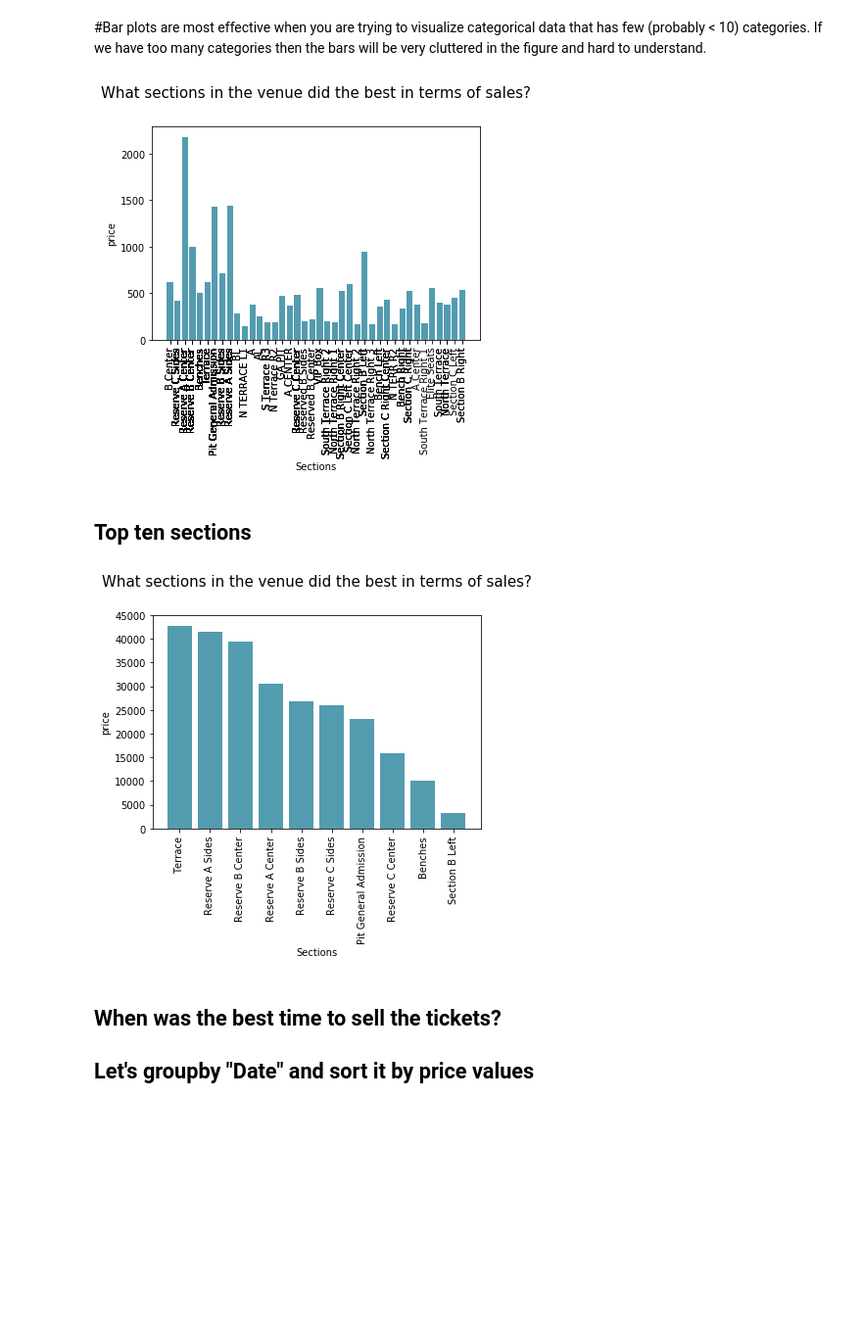
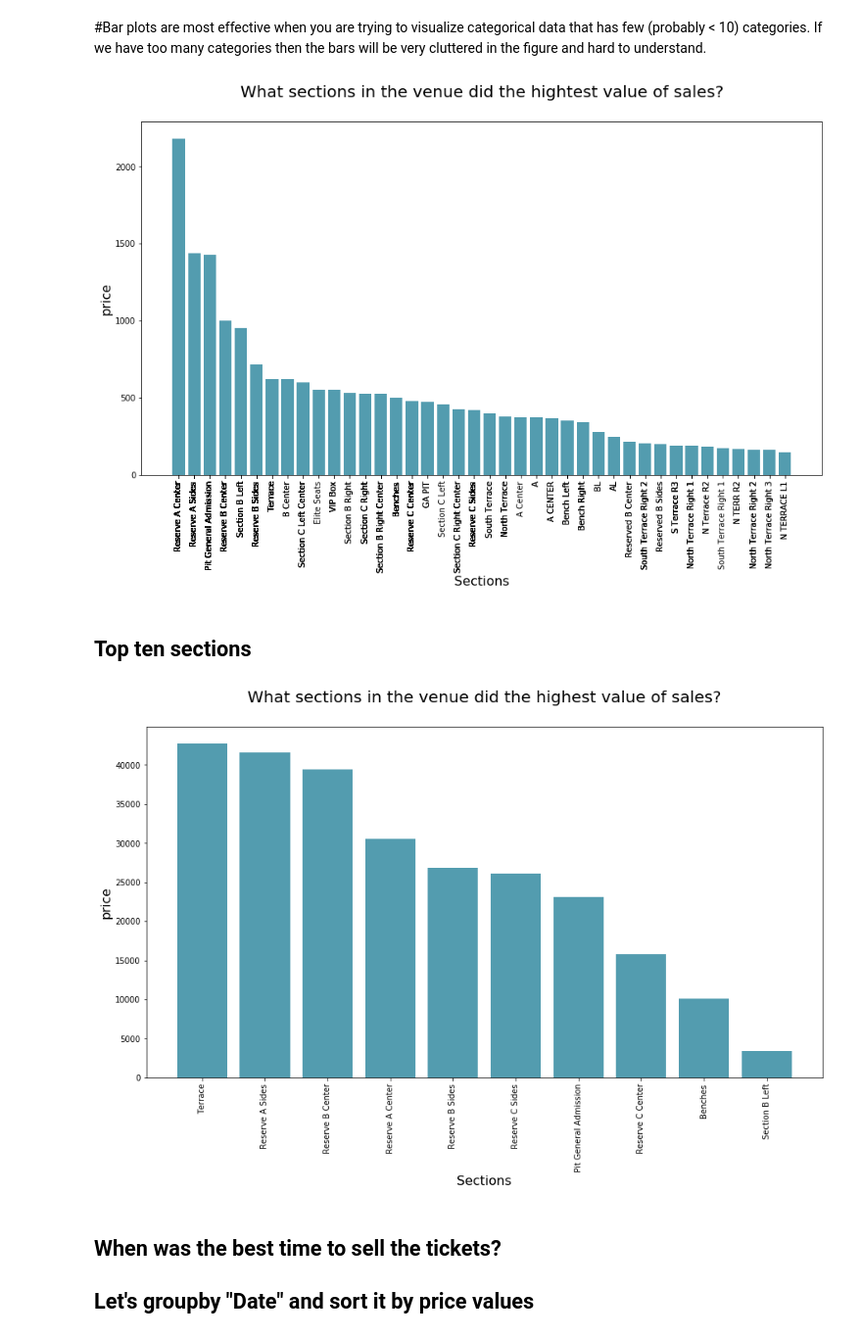
Before and after one commit to byambaa1982/CodingWorkshops, a Jupyter notebook: event_analysis.ipynb, the cells around one changed output. Shown at 98% size. Cells and saved outputs as stored; diff of their text form; code cells hidden in the pictures; blank space fills up the shorter version.

```diff
--- a/event_analysis.ipynb
+++ b/event_analysis.ipynb
@@ -34,7 +34,8 @@ data.head()
 # %%
 df =data[4:]
 # %%
-df=data[['Section', 'Price', 'Date sold']]
+df=data[['Section', 'Price','Date sold']]
+df=df.sort_values(by='Price', ascending=False)
 # %%
 df.head()
 # %% [output]
@@ -105,31 +90,31 @@ df_sec.sort_values(by='Price', ascending=False)
 | South Terrace Right 1 | 172.00 |
 # %%
 def barplot(x_data, y_data, x_label="", y_label="", title=""):
-    _, ax = plt.subplots()
+    _, ax = plt.subplots(figsize=(15, 8))
     # Draw bars, position them in the center of the tick mark on the x-axis
     ax.bar(x_data, y_data, color = '#539caf', align = 'center')
     # Draw error bars to show standard deviation, set ls to 'none'
     # to remove line between points
     ax.errorbar(x_data, y_data, color = '#297083', ls = 'none', lw = 2, capthick = 2)
-    ax.set_ylabel(y_label)
-    ax.set_xlabel(x_label)
-    ax.set_title(title, fontsize=15, pad=30)
+    ax.set_ylabel(y_label, fontsize=16)
+    ax.set_xlabel(x_label,fontsize=16)
+    ax.set_title(title, fontsize=20, pad=30)
     plt.xticks(x_data, labels=x_data, rotation='vertical')
 # %% [markdown]
 #Bar plots are most effective when you are trying to visualize categorical data that has few (probably < 10) categories. If we have too many categories then the bars will be very cluttered in the figure and hard to understand.
 # %%
-barplot(df.Section, df.Price, x_label="Sections", y_label="price", title="What sections in the venue did the best in terms of sales?" )
+barplot(df.Section, df.Price, x_label="Sections", y_label="price", title="What sections in the venue did the hightest value of sales?" )
 # %% [output]
-[figure, old version]
+[figure, new version]
 # %% [markdown]
 ## Top ten sections
 # %%
 viz=df_sec.sort_values(by='Price', ascending=False)
 viz=viz.head(10)
 # %%
-barplot(viz.index, viz.Price, x_label="Sections", y_label="price", title="What sections in the venue did the best in terms of sales?" )
+barplot(viz.index, viz.Price, x_label="Sections", y_label="price", title="What sections in the venue did the highest value of sales?" )
 # %% [output]
-[figure, old version]
+[figure, new version]
 # %% [markdown]
 ##  When was the best time to sell the tickets?
 
```
Also changed, not shown: parts of 15 cells of this notebook.
